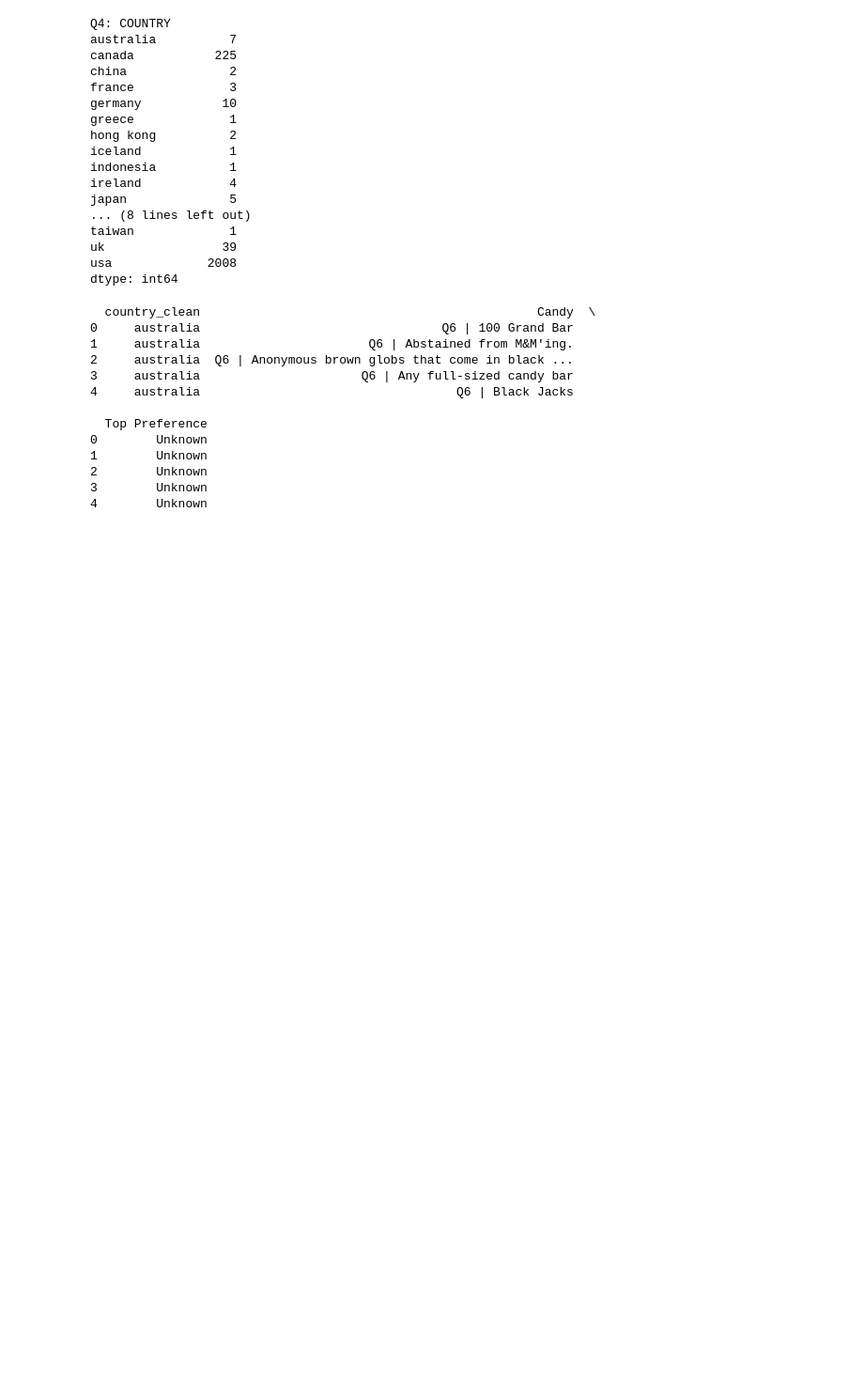
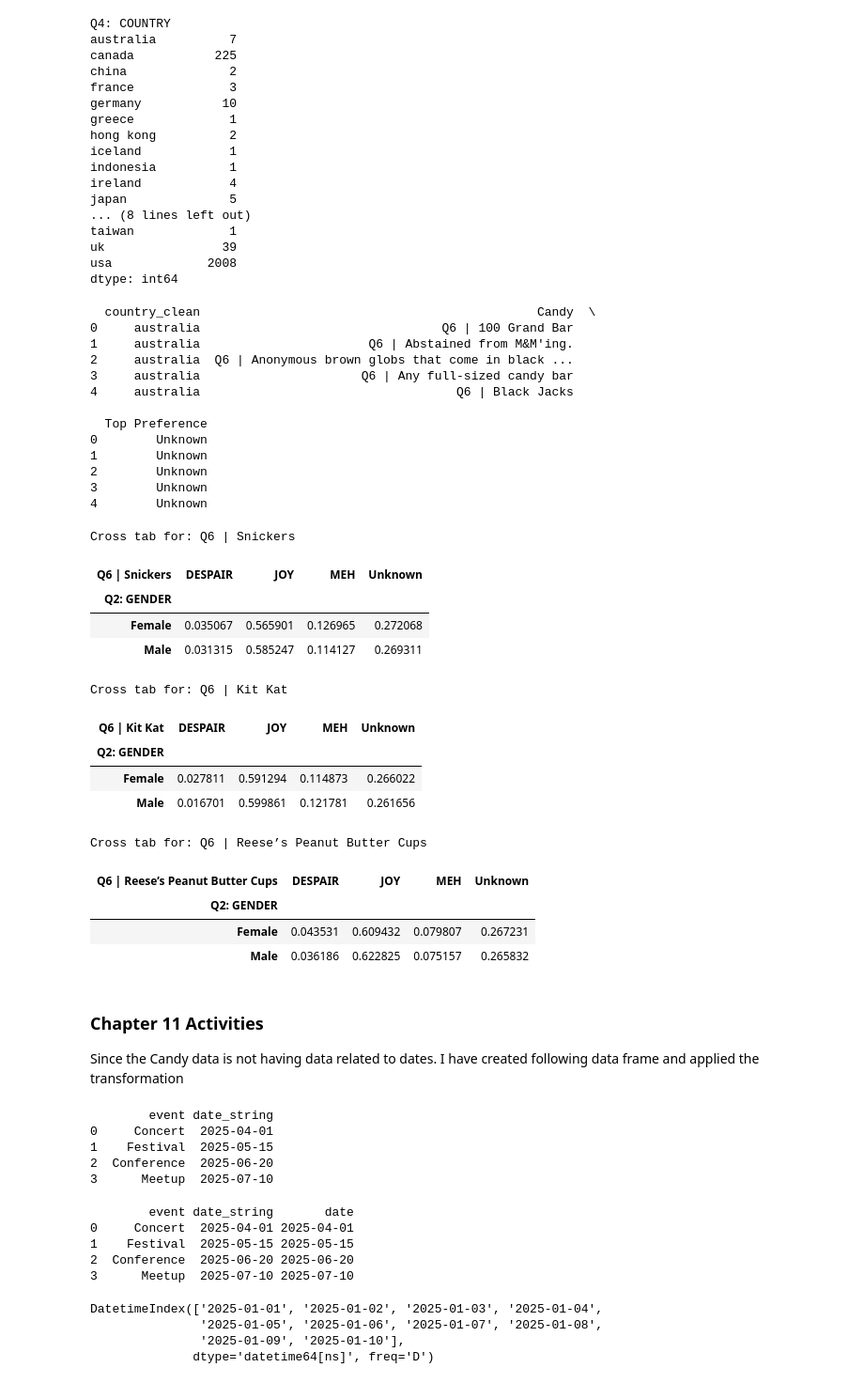
Before and after one commit to surenther/Data-Wrangling, a Jupyter notebook: Week 7-8/Surenther_DSC540_Week7.ipynb, the cells around one changed output. Shown at 94% size. Drawn from its saved outputs; the diff is of its cells as text; code cells hidden in the pictures; blank space fills up the shorter version.

```diff
--- a/Week 7-8/Surenther_DSC540_Week7.ipynb
+++ b/Week 7-8/Surenther_DSC540_Week7.ipynb
@@ -511,3 +511,70 @@ print(result.head())
 2        Unknown
 3        Unknown
 4        Unknown
+# %%
+# Cross Tabs
+
+# Select a few candy columns
+candies = ['Q6 | Snickers', 'Q6 | Kit Kat', 'Q6 | Reese’s Peanut Butter Cups']
+
+# Loop through each candy and create crosstabs
+for candy in candies:
+    print(f"\nCross tab for: {candy}")
+    display(pd.crosstab(merged_df["Q2: GENDER"], merged_df[candy], normalize='index'))
+# %% [output]
+Cross tab for: Q6 | Snickers
+| Q6 | Snickers | DESPAIR | JOY | MEH | Unknown |
+| Q2: GENDER |  |  |  |  |
+| Female | 0.035067 | 0.565901 | 0.126965 | 0.272068 |
+| Male | 0.031315 | 0.585247 | 0.114127 | 0.269311 |
+Cross tab for: Q6 | Kit Kat
+| Q6 | Kit Kat | DESPAIR | JOY | MEH | Unknown |
+| Q2: GENDER |  |  |  |  |
+| Female | 0.027811 | 0.591294 | 0.114873 | 0.266022 |
+| Male | 0.016701 | 0.599861 | 0.121781 | 0.261656 |
+Cross tab for: Q6 | Reese’s Peanut Butter Cups
+| Q6 | Reese’s Peanut Butter Cups | DESPAIR | JOY | MEH | Unknown |
+| Q2: GENDER |  |  |  |  |
+| Female | 0.043531 | 0.609432 | 0.079807 | 0.267231 |
+| Male | 0.036186 | 0.622825 | 0.075157 | 0.265832 |
+# %% [markdown]
+### Chapter 11 Activities
+
+Since the Candy data is not having data related to dates. I have created following data frame and applied the transformation
+# %%
+# Create Sample Data Frame
+
+# Sample DataFrame
+df = pd.DataFrame({
+    'event': ['Concert', 'Festival', 'Conference', 'Meetup'],
+    'date_string': ['2025-04-01', '2025-05-15', '2025-06-20', '2025-07-10']
+})
+
+print(df)
+# %% [output]
+        event date_string
+0     Concert  2025-04-01
+1    Festival  2025-05-15
+2  Conference  2025-06-20
+3      Meetup  2025-07-10
+# %%
+# Convert date_string to actual datetime object
+df['date'] = pd.to_datetime(df['date_string'])
+
+print(df)
+# %% [output]
+        event date_string       date
+0     Concert  2025-04-01 2025-04-01
+1    Festival  2025-05-15 2025-05-15
+2  Conference  2025-06-20 2025-06-20
+3      Meetup  2025-07-10 2025-07-10
+# %%
+# Generate a date range
+date_range = pd.date_range(start='2025-01-01', periods=10, freq='D')
+
+print(date_range)
+# %% [output]
+DatetimeIndex(['2025-01-01', '2025-01-02', '2025-01-03', '2025-01-04',
+               '2025-01-05', '2025-01-06', '2025-01-07', '2025-01-08',
+               '2025-01-09', '2025-01-10'],
+              dtype='datetime64[ns]', freq='D')
```
Also changed, not shown: parts of 2 cells of this notebook.
